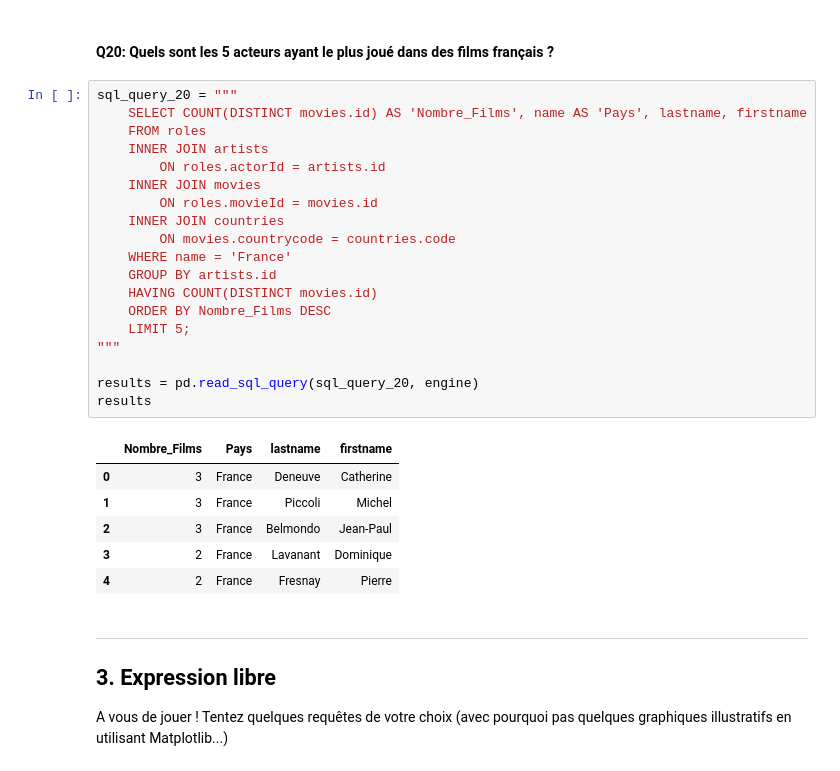
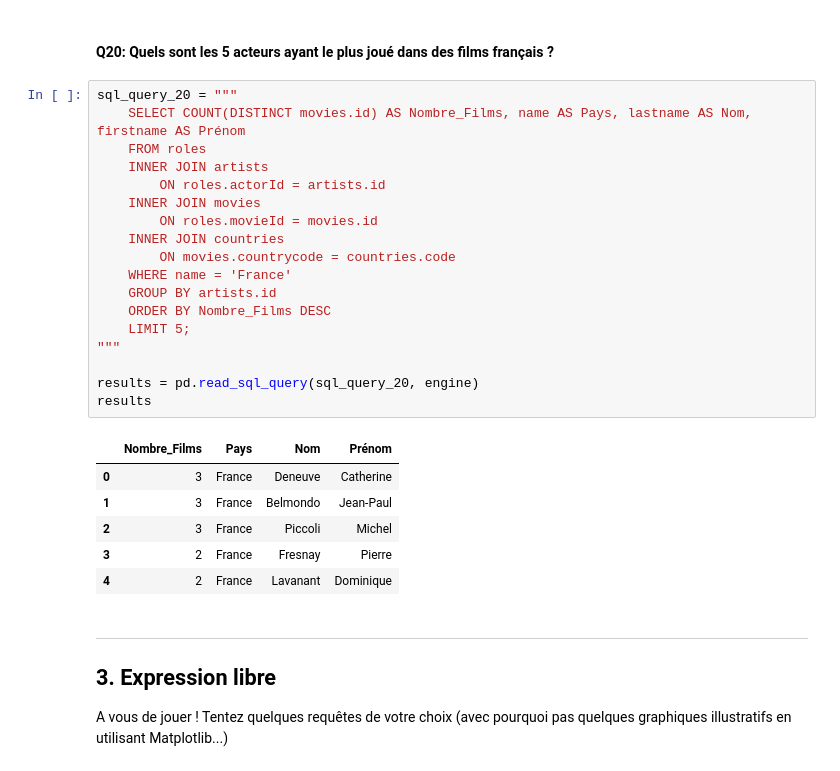
Before and after one commit to MaelleCoriou/Floupics_Movies_2, a Jupyter notebook: movies-3.ipynb, the cells around one changed output. Cells and saved outputs as stored; diff of their text form.

```diff
--- a/movies-3.ipynb
+++ b/movies-3.ipynb
@@ -675,30 +672,29 @@ results
 #### Q20: Quels sont les 5 acteurs ayant le plus joué dans des films français ?
 # %%
 sql_query_20 = """
-    SELECT COUNT(DISTINCT movies.id) AS 'Nombre_Films', name AS 'Pays', lastname, firstname
+    SELECT COUNT(DISTINCT movies.id) AS Nombre_Films, name AS Pays, lastname AS Nom, firstname AS Prénom
     FROM roles
     INNER JOIN artists
         ON roles.actorId = artists.id
     INNER JOIN movies
         ON roles.movieId = movies.id
     INNER JOIN countries
         ON movies.countrycode = countries.code
     WHERE name = 'France'
     GROUP BY artists.id
-    HAVING COUNT(DISTINCT movies.id)
     ORDER BY Nombre_Films DESC
     LIMIT 5;
 """
 
 results = pd.read_sql_query(sql_query_20, engine)
 results
 # %% [output]
-|  | Nombre_Films | Pays | lastname | firstname |
+|  | Nombre_Films | Pays | Nom | Prénom |
 | 0 | 3 | France | Deneuve | Catherine |
-| 1 | 3 | France | Piccoli | Michel |
-| 2 | 3 | France | Belmondo | Jean-Paul |
-| 3 | 2 | France | Lavanant | Dominique |
-| 4 | 2 | France | Fresnay | Pierre |
+| 1 | 3 | France | Belmondo | Jean-Paul |
+| 2 | 3 | France | Piccoli | Michel |
+| 3 | 2 | France | Fresnay | Pierre |
+| 4 | 2 | France | Lavanant | Dominique |
 # %% [markdown]
 ---
 
```
Also changed, not shown: parts of 12 cells of this notebook.
